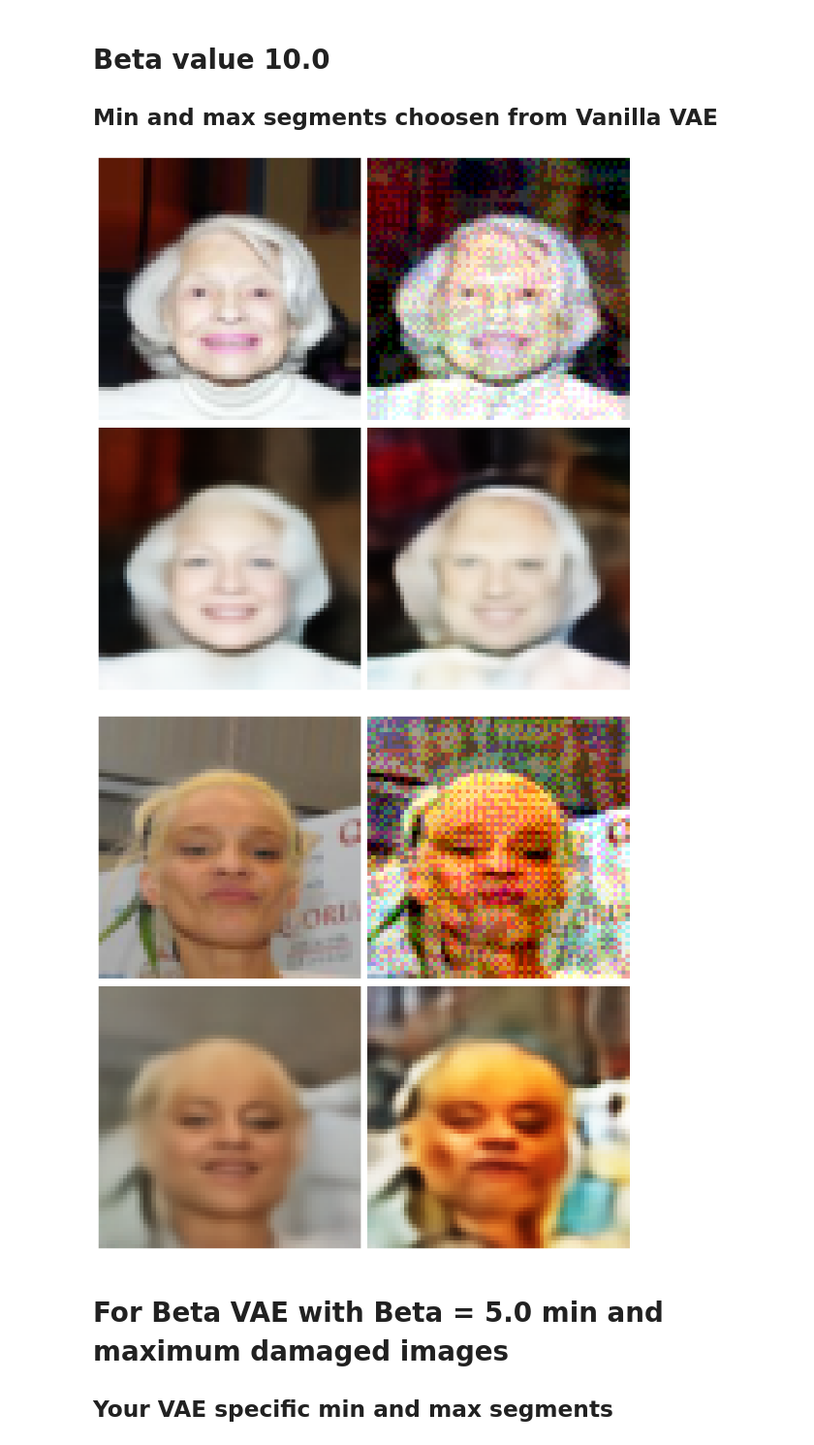
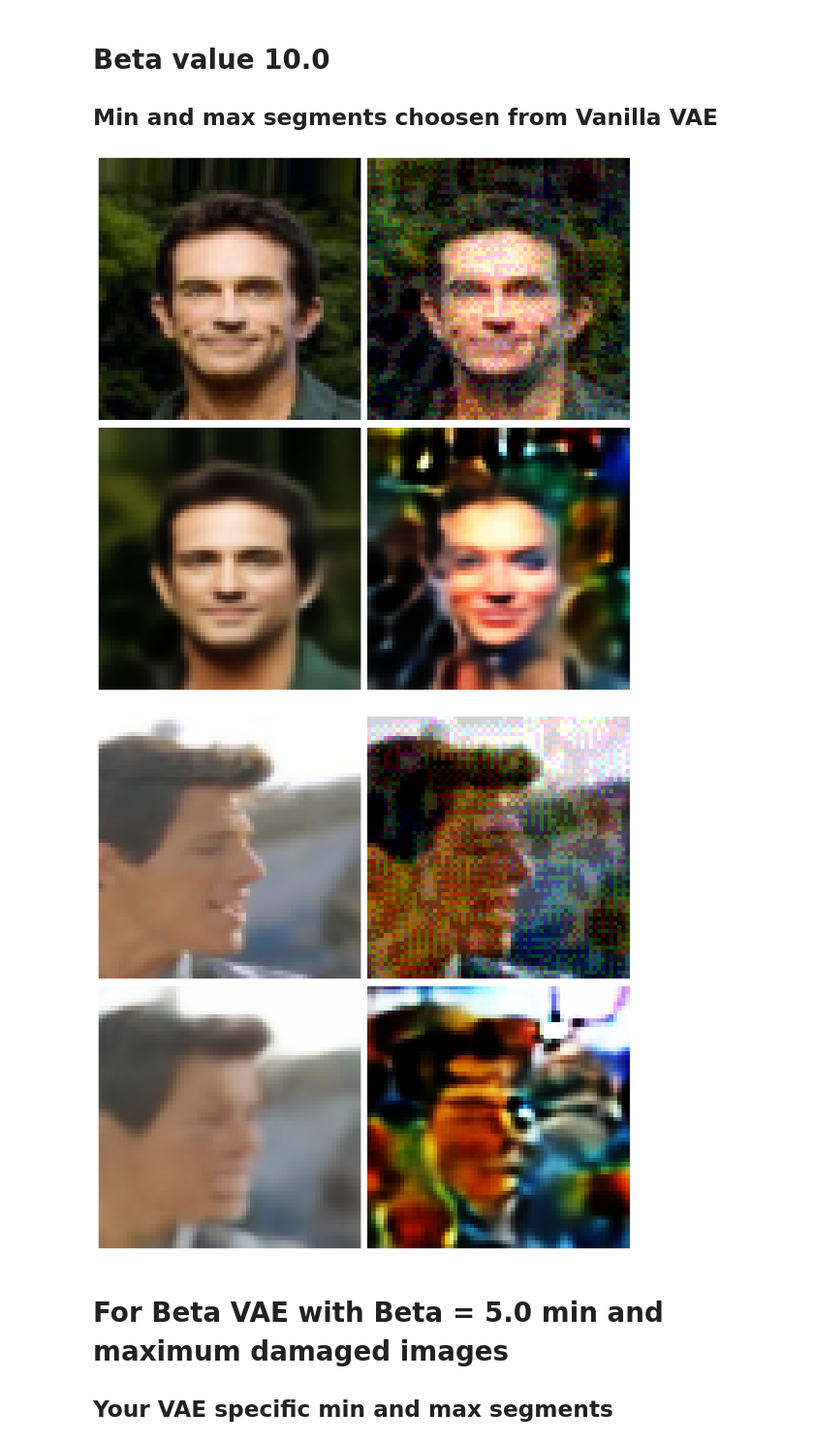
Before and after one commit to ChethanKodase/robustness_of_subgroups, a Jupyter notebook: qualitative_plots.ipynb, the cells around one changed output. Shown at 97% size. Drawn from its saved outputs; the diff is of its cells as text; code cells hidden in the pictures.

```diff
--- a/qualitative_plots.ipynb
+++ b/qualitative_plots.ipynb
@@ -284,9 +240,9 @@ plt.show()
 ## Min and max segments choosen from Vanilla VAE
 # %%
 beta_value = 5.0
-model.load_state_dict(torch.load('/home/luser/autoencoder_attacks/saved_celebA/checkpoints/celebA_CNN_VAE'+str(beta_value)+'_big_trainSize'+str(train_data_size)+'_epochs'+str(epochs)+'.torch'))
+#model.load_state_dict(torch.load('/home/luser/autoencoder_attacks/saved_celebA/checkpoints/celebA_CNN_VAE'+str(beta_value)+'_big_trainSize'+str(train_data_size)+'_epochs'+str(epochs)+'.torch'))
 
-model.eval()
+#model.eval()
 
 
 segment = min_segment
@@ -301,8 +257,13 @@ all_features = ["youngmen", "oldmen", "youngwomen", "oldwomen"]
 #feature = all_features[0]
 
 source_im = torch.load("/home/luser/autoencoder_attacks/train_aautoencoders/fairness_trials/attack_saves/"+str(feature)+"_d/images.pt")[segment].unsqueeze(0).to(device)
-optimized_noise = torch.load("/home/luser/autoencoder_attacks/train_aautoencoders/fairness_trials/attack_saves/"+str(feature)+"_d/"+str(feature)+"_scaled_noise_"+str(desired_norm_l_inf)+"segment"+str(segment)+".pt", map_location=device).to(device)
-
+if(beta_value == 5.0 or beta_value == 10.0):
+    model.load_state_dict(torch.load('/home/luser/autoencoder_attacks/saved_celebA/checkpoints/celebA_CNN_VAE'+str(beta_value)+'_big_trainSize'+str(train_data_size)+'_epochs'+str(epochs)+'.torch'))
+    optimized_noise = torch.load("/home/luser/autoencoder_attacks/train_aautoencoders/fairness_trials/attack_saves/"+str(feature)+"_d/"+str(feature)+"beta"+str(beta_value)+"_scaled_noise_"+str(desired_norm_l_inf)+"segment"+str(segment)+".pt", map_location=device).to(device)
+else:
+    model.load_state_dict(torch.load('/home/luser/autoencoder_attacks/saved_celebA/checkpoints/celebA_CNN_VAE_big_trainSize'+str(train_data_size)+'_epochs'+str(epochs)+'.torch'))
+    optimized_noise = torch.load("/home/luser/autoencoder_attacks/train_aautoencoders/fairness_trials/attack_saves/"+str(feature)+"_d/"+str(feature)+"_scaled_noise_"+str(desired_norm_l_inf)+"segment"+str(segment)+".pt", map_location=device).to(device)
+model.eval()
 
 
 image_height, image_width, _ = source_im[0].cpu().detach().permute(1, 2, 0).cpu().numpy().shape
@@ -360,8 +321,13 @@ all_features = ["youngmen", "oldmen", "youngwomen", "oldwomen"]
 #feature = all_features[0]
 
 source_im = torch.load("/home/luser/autoencoder_attacks/train_aautoencoders/fairness_trials/attack_saves/"+str(feature)+"_d/images.pt")[segment].unsqueeze(0).to(device)
-optimized_noise = torch.load("/home/luser/autoencoder_attacks/train_aautoencoders/fairness_trials/attack_saves/"+str(feature)+"_d/"+str(feature)+"_scaled_noise_"+str(desired_norm_l_inf)+"segment"+str(segment)+".pt", map_location=device).to(device)
-
+if(beta_value == 5.0 or beta_value == 10.0):
+    model.load_state_dict(torch.load('/home/luser/autoencoder_attacks/saved_celebA/checkpoints/celebA_CNN_VAE'+str(beta_value)+'_big_trainSize'+str(train_data_size)+'_epochs'+str(epochs)+'.torch'))
+    optimized_noise = torch.load("/home/luser/autoencoder_attacks/train_aautoencoders/fairness_trials/attack_saves/"+str(feature)+"_d/"+str(feature)+"beta"+str(beta_value)+"_scaled_noise_"+str(desired_norm_l_inf)+"segment"+str(segment)+".pt", map_location=device).to(device)
+else:
+    model.load_state_dict(torch.load('/home/luser/autoencoder_attacks/saved_celebA/checkpoints/celebA_CNN_VAE_big_trainSize'+str(train_data_size)+'_epochs'+str(epochs)+'.torch'))
+    optimized_noise = torch.load("/home/luser/autoencoder_attacks/train_aautoencoders/fairness_trials/attack_saves/"+str(feature)+"_d/"+str(feature)+"_scaled_noise_"+str(desired_norm_l_inf)+"segment"+str(segment)+".pt", map_location=device).to(device)
+model.eval()
 
 
 image_height, image_width, _ = source_im[0].cpu().detach().permute(1, 2, 0).cpu().numpy().shape
@@ -413,9 +379,9 @@ plt.show()
 ## Min and max segments choosen from Vanilla VAE
 # %%
 beta_value = 10.0
-model.load_state_dict(torch.load('/home/luser/autoencoder_attacks/saved_celebA/checkpoints/celebA_CNN_VAE'+str(beta_value)+'_big_trainSize'+str(train_data_size)+'_epochs'+str(epochs)+'.torch'))
+#model.load_state_dict(torch.load('/home/luser/autoencoder_attacks/saved_celebA/checkpoints/celebA_CNN_VAE'+str(beta_value)+'_big_trainSize'+str(train_data_size)+'_epochs'+str(epochs)+'.torch'))
 
-model.eval()
+#model.eval()
 
 
 segment = min_segment
@@ -430,8 +396,13 @@ all_features = ["youngmen", "oldmen", "youngwomen", "oldwomen"]
 #feature = all_features[0]
 
 source_im = torch.load("/home/luser/autoencoder_attacks/train_aautoencoders/fairness_trials/attack_saves/"+str(feature)+"_d/images.pt")[segment].unsqueeze(0).to(device)
-optimized_noise = torch.load("/home/luser/autoencoder_attacks/train_aautoencoders/fairness_trials/attack_saves/"+str(feature)+"_d/"+str(feature)+"_scaled_noise_"+str(desired_norm_l_inf)+"segment"+str(segment)+".pt", map_location=device).to(device)
-
+if(beta_value == 5.0 or beta_value == 10.0):
+    model.load_state_dict(torch.load('/home/luser/autoencoder_attacks/saved_celebA/checkpoints/celebA_CNN_VAE'+str(beta_value)+'_big_trainSize'+str(train_data_size)+'_epochs'+str(epochs)+'.torch'))
+    optimized_noise = torch.load("/home/luser/autoencoder_attacks/train_aautoencoders/fairness_trials/attack_saves/"+str(feature)+"_d/"+str(feature)+"beta"+str(beta_value)+"_scaled_noise_"+str(desired_norm_l_inf)+"segment"+str(segment)+".pt", map_location=device).to(device)
+else:
+    model.load_state_dict(torch.load('/home/luser/autoencoder_attacks/saved_celebA/checkpoints/celebA_CNN_VAE_big_trainSize'+str(train_data_size)+'_epochs'+str(epochs)+'.torch'))
+    optimized_noise = torch.load("/home/luser/autoencoder_attacks/train_aautoencoders/fairness_trials/attack_saves/"+str(feature)+"_d/"+str(feature)+"_scaled_noise_"+str(desired_norm_l_inf)+"segment"+str(segment)+".pt", map_location=device).to(device)
+model.eval()
 
 
 image_height, image_width, _ = source_im[0].cpu().detach().permute(1, 2, 0).cpu().numpy().shape
@@ -489,8 +460,13 @@ all_features = ["youngmen", "oldmen", "youngwomen", "oldwomen"]
 #feature = all_features[0]
 
 source_im = torch.load("/home/luser/autoencoder_attacks/train_aautoencoders/fairness_trials/attack_saves/"+str(feature)+"_d/images.pt")[segment].unsqueeze(0).to(device)
-optimized_noise = torch.load("/home/luser/autoencoder_attacks/train_aautoencoders/fairness_trials/attack_saves/"+str(feature)+"_d/"+str(feature)+"_scaled_noise_"+str(desired_norm_l_inf)+"segment"+str(segment)+".pt", map_location=device).to(device)
-
+if(beta_value == 5.0 or beta_value == 10.0):
+    model.load_state_dict(torch.load('/home/luser/autoencoder_attacks/saved_celebA/checkpoints/celebA_CNN_VAE'+str(beta_value)+'_big_trainSize'+str(train_data_size)+'_epochs'+str(epochs)+'.torch'))
+    optimized_noise = torch.load("/home/luser/autoencoder_attacks/train_aautoencoders/fairness_trials/attack_saves/"+str(feature)+"_d/"+str(feature)+"beta"+str(beta_value)+"_scaled_noise_"+str(desired_norm_l_inf)+"segment"+str(segment)+".pt", map_location=device).to(device)
+else:
+    model.load_state_dict(torch.load('/home/luser/autoencoder_attacks/saved_celebA/checkpoints/celebA_CNN_VAE_big_trainSize'+str(train_data_size)+'_epochs'+str(epochs)+'.torch'))
+    optimized_noise = torch.load("/home/luser/autoencoder_attacks/train_aautoencoders/fairness_trials/attack_saves/"+str(feature)+"_d/"+str(feature)+"_scaled_noise_"+str(desired_norm_l_inf)+"segment"+str(segment)+".pt", map_location=device).to(device)
+model.eval()
 
 
 image_height, image_width, _ = source_im[0].cpu().detach().permute(1, 2, 0).cpu().numpy().shape
@@ -507,35 +483,35 @@ ActualReconLoss = torch.sqrt((actualOutput - source_im)**2).mean(dim=(1, 2, 3),
 
 DivAttackeImage = source_im + optimized_noise
 NormalDivAttackeImage = (DivAttackeImage - DivAttackeImage.min())/(DivAttackeImage.max() - DivAttackeImage.min())
 DivOutput,_,_ = model(NormalDivAttackeImage)
 DivOutputL2ActualOutput = torch.sqrt((DivOutput - actualOutput)**2).mean(dim=(1, 2, 3), keepdim=True).squeeze()
 
 model.eval()
 with torch.no_grad():
     image_recon, recon_loss, kl_losses = model(source_im)
 
     fig, ax = plt.subplots(2, 2, figsize=(10, 10/ aspect_ratio))
     ax[0][0].imshow(source_im[0].permute(1, 2, 0).cpu().numpy())
     #ax[0].set_title('Original Image')
     ax[0][0].axis('off')
 
     ax[1][0].imshow(actualOutput[0].cpu().detach().permute(1, 2, 0).cpu().numpy())
     #ax[1].set_title('Actual Reconstructed Image')
     ax[1][0].axis('off')
 
     ax[0][1].imshow(NormalDivAttackeImage[0].cpu().detach().permute(1, 2, 0).cpu().numpy())
     #ax[2].set_title('Adversarial Image')
     ax[0][1].axis('off')
 
     ax[1][1].imshow(DivOutput[0].cpu().detach().permute(1, 2, 0).cpu().numpy())
     #ax[3].set_title('Adversarial Reconstructed Image')
     ax[1][1].axis('off')
 plt.tight_layout(pad=1)
 #plt.savefig("/home/luser/autoencoder_attacks/a_fairness_results/qualitative_comparision/BetaVAE_qualitative_"+str(feature)+"im_no_"+str(segment)+".png")
 plt.show()
 # %% [output]
-[figure, old version]
+[figure, new version]
-[figure, old version]
+[figure, new version]
 # %% [markdown]
 # For Beta VAE with Beta  = 5.0 min and maximum damaged images
 
```
Also changed, not shown: parts of 12 cells of this notebook, 9 other files.
